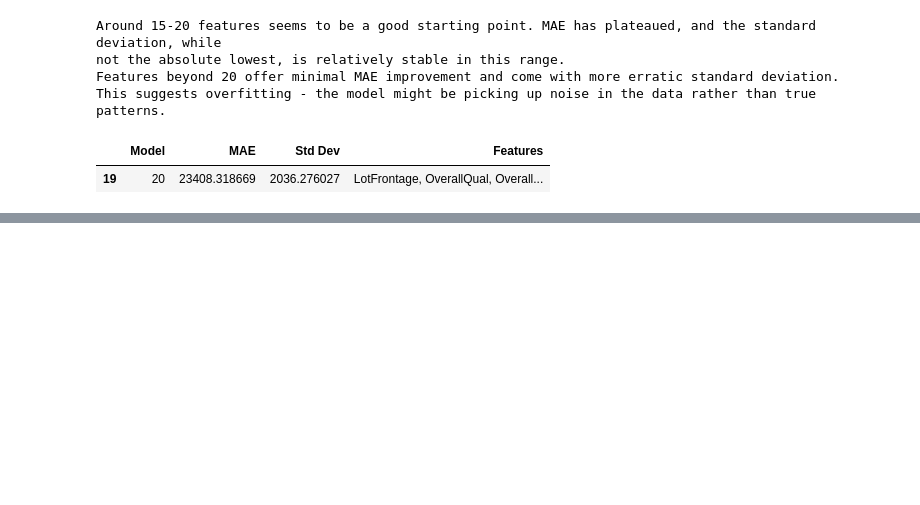
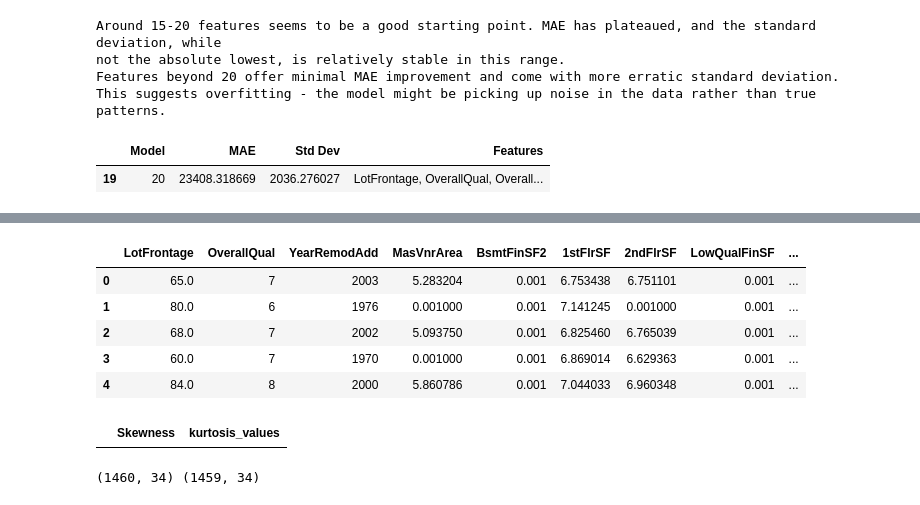
Before and after one commit to Anurag163/Kaggle--House-Prediction, a Jupyter notebook: RFE.ipynb, the cells around one changed output, grey strips where cells are left out. Drawn from its saved outputs; the diff is of its cells as text; code cells hidden in the pictures; blank space fills up the shorter version.

```diff
--- a/RFE.ipynb
+++ b/RFE.ipynb
@@ -185,0 +370,38 @@ y_pred_model2_df.to_csv('/home/anuragverma/Desktop/Kaggle/Kaggle--House-Predicti
+# %%
+#removing reflected cols
+reflected_cols = [col for col in combbined_train_test.columns if col.endswith('_reflected')]
+for col in reflected_cols:
+    combbined_train_test=combbined_train_test.drop(col,axis=1)
+
+#removing neg skew as these were treated with cbrt cols and created new cbrt cols
+for col in negatively_skewed_cols:
+    combbined_train_test=combbined_train_test.drop(col,axis=1)
+# %%
+combbined_train_test.head(5)
+# %% [output]
+|  | LotFrontage | OverallQual | YearRemodAdd | MasVnrArea | BsmtFinSF2 | 1stFlrSF | 2ndFlrSF | LowQualFinSF | ... |
+| 0 | 65.0 | 7 | 2003 | 5.283204 | 0.001 | 6.753438 | 6.751101 | 0.001 | ... |
+| 1 | 80.0 | 6 | 1976 | 0.001000 | 0.001 | 7.141245 | 0.001000 | 0.001 | ... |
+| 2 | 68.0 | 7 | 2002 | 5.093750 | 0.001 | 6.825460 | 6.765039 | 0.001 | ... |
+| 3 | 60.0 | 7 | 1970 | 0.001000 | 0.001 | 6.869014 | 6.629363 | 0.001 | ... |
+| 4 | 84.0 | 8 | 2000 | 5.860786 | 0.001 | 7.044033 | 6.960348 | 0.001 | ... |
+# %%
+#skewness after final transform
+skewness_values_combined=combbined_train_test.apply(skew)
+kurtosis_values_combined=combbined_train_test.apply(kurtosis)
+
+summary_df_combined=pd.DataFrame({
+    'Skewness':skewness_values_combined,
+    'kurtosis_values':kurtosis_values_combined
+},index=combbined_train_test.columns)
+display(summary_df_combined[(summary_df_combined['Skewness']<=-0.5)])
+
+#no negative skewness left
+# %% [output]
+|  | Skewness | kurtosis_values |
+# %%
+combbined_train = combbined_train_test.iloc[:1460].reset_index(drop=True)
+combbined_test = combbined_train_test.iloc[1460:].reset_index(drop=True)
+print(combbined_train.shape,combbined_test.shape)
+# %% [output]
+(1460, 34) (1459, 34)
```
Also changed, not shown: parts of 17 cells of this notebook, 3 other files.
